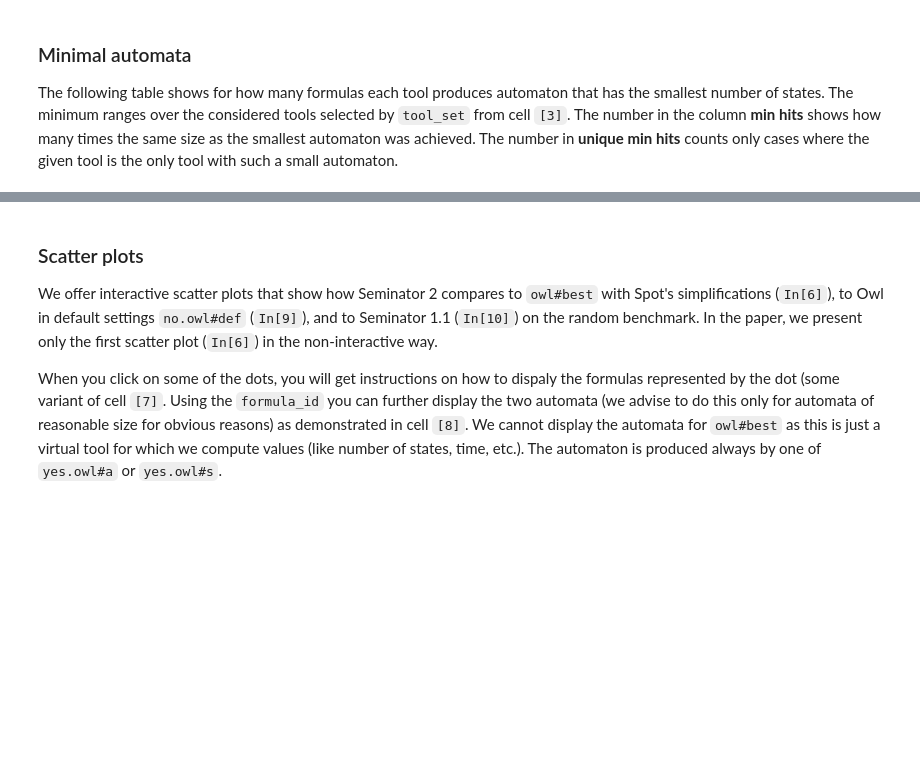
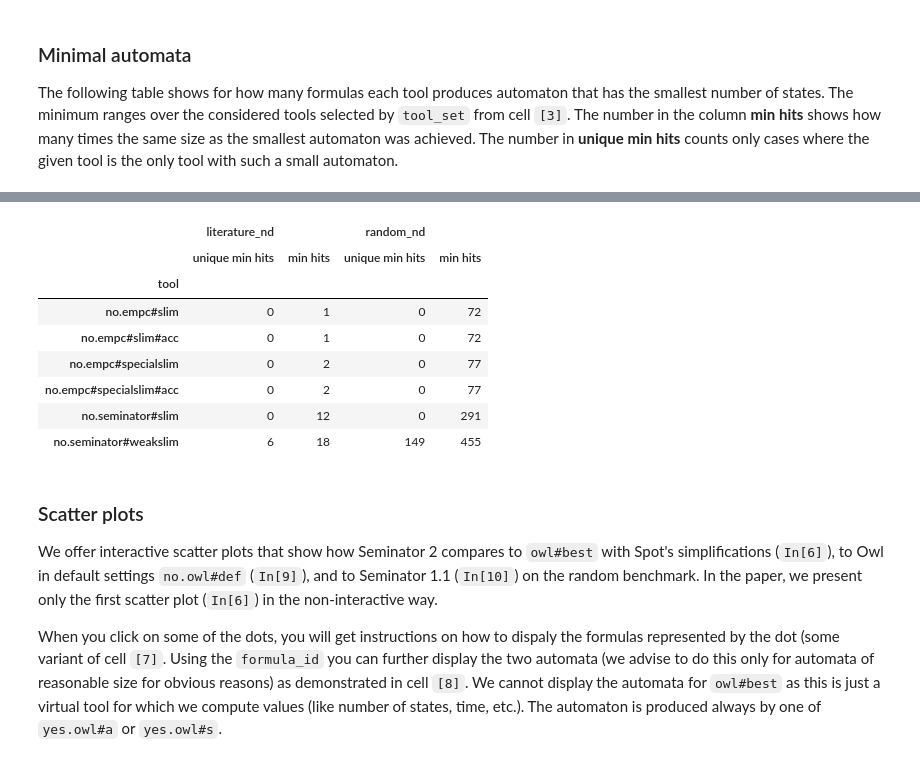
Before and after one commit to psimovec/seminator-evaluation, a Jupyter notebook: semi-determinization/Results-owl-best.ipynb, the cells around one changed output, grey strips where cells are left out. Cells and saved outputs as stored; diff of their text form; code cells hidden in the pictures; blank space fills up the shorter version.

```diff
--- a/semi-determinization/Results-owl-best.ipynb
+++ b/semi-determinization/Results-owl-best.ipynb
@@ -67,3 +113,16 @@ gather_mins(nd_benchmarks, tool_set=tool_set)
+# %%
+#no optimalizations
+gather_mins(nd_benchmarks, tool_set=tool_set_raw)
+# %% [output]
+|  | literature_nd |  | random_nd |  |
+|  | unique min hits | min hits | unique min hits | min hits |
+| tool |  |  |  |  |
+| no.empc#slim | 0 | 1 | 0 | 72 |
+| no.empc#slim#acc | 0 | 1 | 0 | 72 |
+| no.empc#specialslim | 0 | 2 | 0 | 77 |
+| no.empc#specialslim#acc | 0 | 2 | 0 | 77 |
+| no.seminator#slim | 0 | 12 | 0 | 291 |
+| no.seminator#weakslim | 6 | 18 | 149 | 455 |
 # %% [markdown]
 ### Scatter plots
 We offer interactive scatter plots that show how Seminator 2 compares to `owl#best` with Spot's simplifications (`In[6]`), to Owl in default settings `no.owl#def` (`In[9]`), and to Seminator 1.1 (`In[10]`) on the random benchmark. In the paper, we present only the first scatter plot (`In[6]`) in the non-interactive way.
```
Also changed, not shown: parts of 11 cells of this notebook, 2 other files.
